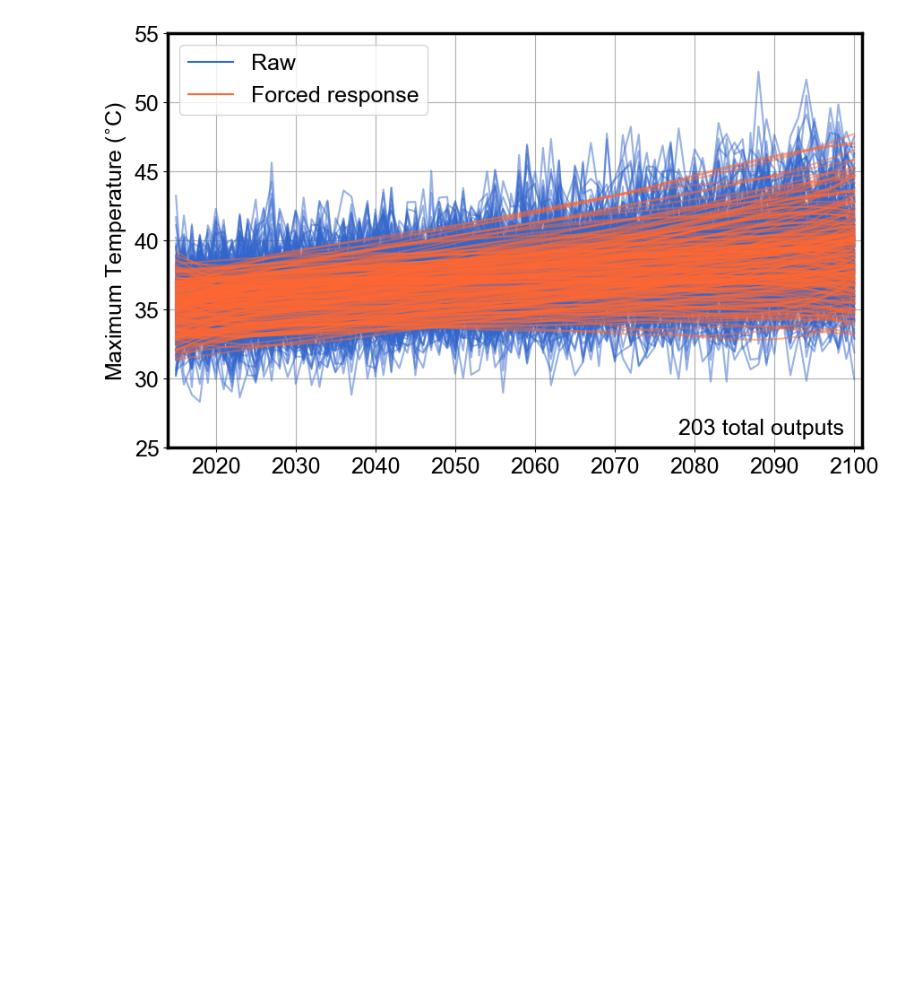
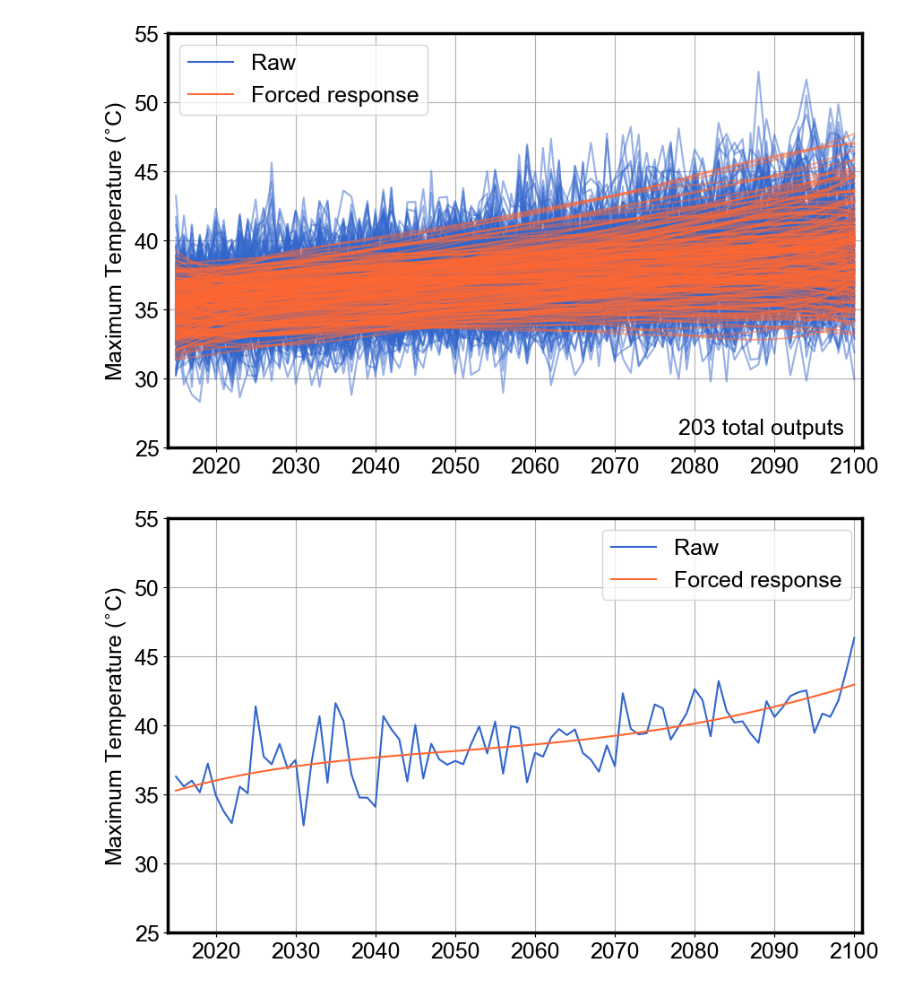
Before and after one commit to david0811/lafferty-sriver_2023_npjCliAtm, a Jupyter notebook: code/06b_supplementary_plots.ipynb, the cells around one changed output. Saved outputs shown, nothing was run; the diff lists cells and outputs as text; code cells hidden in the pictures; blank space fills up the shorter version.

```diff
--- a/code/06b_supplementary_plots.ipynb
+++ b/code/06b_supplementary_plots.ipynb
@@ -670,3 +687,38 @@ ax.set_ylim([25, 55])
 plt.savefig('../figs/supplementary/timeseries/Chicago_max_tasmax.png', dpi=800)
 # %% [output]
 [figure]
+# %%
+# Single example
+df = pd.DataFrame(columns = ['time', 'model', 'ensemble', 'ssp', var_id])
+
+# Raw
+for model in nex_models[:1]:
+    df_tmp = read_and_process('NEX', nex_in, model, 'max', var_id, False, lat, lon)
+    df = pd.concat([df, df_tmp])
+
+# Forced
+df_forced = pd.DataFrame(columns = ['time', 'model', 'ensemble', 'ssp', var_id])
+
+for model in nex_models[:1]:
+    df_tmp = read_and_process_forced('NEX', poly_path, model, 'max', var_id, False, lat, lon)
+    df_forced = pd.concat([df_forced, df_tmp])
+# %%
+fig, ax = plt.subplots(figsize=(10,6))
+
+ax.plot([1,2], [3,4], color='#3366CC', label='Raw')
+ax.plot([1,2], [3,4], color='#FF6633', label='Forced response')
+ax.legend()
+
+ssp = 'ssp585'
+df[df.ssp == ssp].plot(x='time', y=var_id, alpha=1, color='#3366CC', ax=ax, legend=None)
+df_forced[df_forced.ssp == ssp].plot(x='time', y=var_id, alpha=1, color='#FF6633', ax=ax, legend=None)
+
+ax.set_ylabel('Maximum Temperature ($\!^\circ\!$C)')
+ax.set_xlabel('')
+ax.grid()
+ax.set_xlim([2014, 2101])
+ax.set_ylim([25, 55])
+plt.savefig('../figs/supplementary/timeseries/Chicago_max_tasmax_single.png', dpi=800)
+# plt.show()
+# %% [output]
+[figure, added]
```
Also changed, not shown: parts of 4 cells of this notebook, 1 other file.
